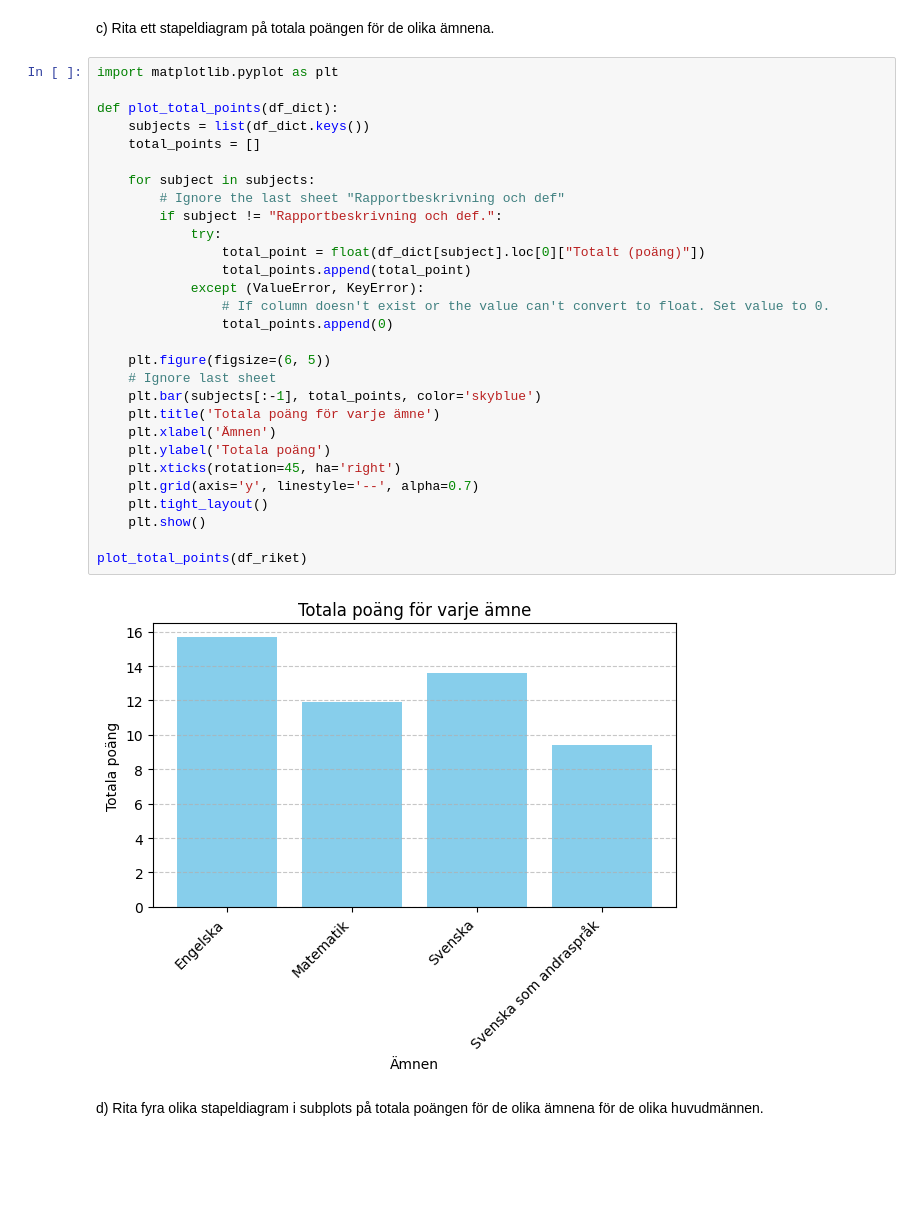
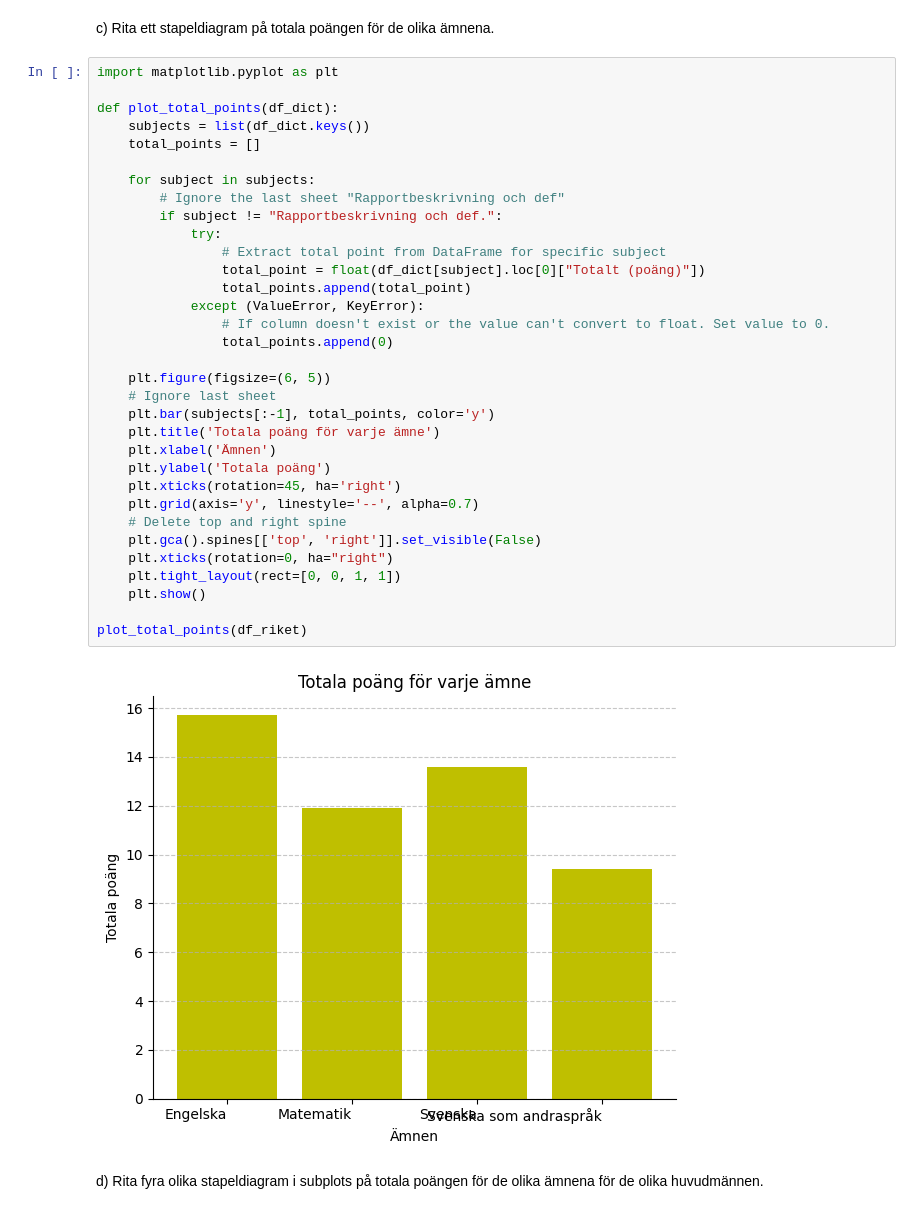
Before and after one commit to LouiseLuoto/Python-Louise-Luoto-OPA23, a Jupyter notebook: Laboration2/code.ipynb, the cells around one changed output. Cells and saved outputs as stored; diff of their text form; blank space fills up the shorter version.

Commit message:
changed rotation=0

```diff
--- a/Laboration2/code.ipynb
+++ b/Laboration2/code.ipynb
@@ -56,34 +56,38 @@ c) Rita ett stapeldiagram på totala poängen för de olika ämnena.
 # %%
 import matplotlib.pyplot as plt
 
 def plot_total_points(df_dict):
     subjects = list(df_dict.keys())
     total_points = []
 
     for subject in subjects:
         # Ignore the last sheet "Rapportbeskrivning och def"
         if subject != "Rapportbeskrivning och def.":
             try:
+                # Extract total point from DataFrame for specific subject
                 total_point = float(df_dict[subject].loc[0]["Totalt (poäng)"])
                 total_points.append(total_point)
             except (ValueError, KeyError):
                 # If column doesn't exist or the value can't convert to float. Set value to 0.
                 total_points.append(0)
 
     plt.figure(figsize=(6, 5))
     # Ignore last sheet
-    plt.bar(subjects[:-1], total_points, color='skyblue')
+    plt.bar(subjects[:-1], total_points, color='y')
     plt.title('Totala poäng för varje ämne')
     plt.xlabel('Ämnen')
     plt.ylabel('Totala poäng')
     plt.xticks(rotation=45, ha='right')
     plt.grid(axis='y', linestyle='--', alpha=0.7)
-    plt.tight_layout()
+    # Delete top and right spine
+    plt.gca().spines[['top', 'right']].set_visible(False)
+    plt.xticks(rotation=0, ha="right")
+    plt.tight_layout(rect=[0, 0, 1, 1])
     plt.show()
 
 plot_total_points(df_riket)
 # %% [output]
-[figure, old version]
+[figure, new version]
 # %% [markdown]
 d) Rita fyra olika stapeldiagram i subplots på totala poängen för de olika ämnena för de olika huvudmännen.
 # %%
```
Also changed, not shown: parts of 1 cell of this notebook.
